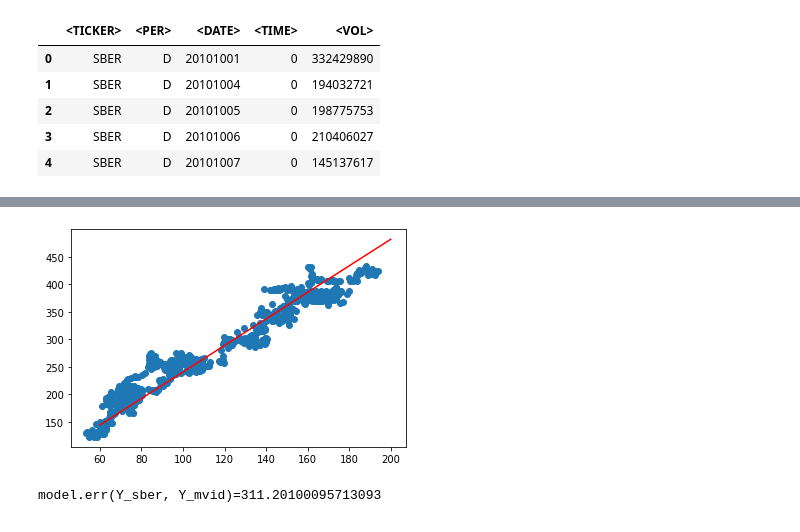
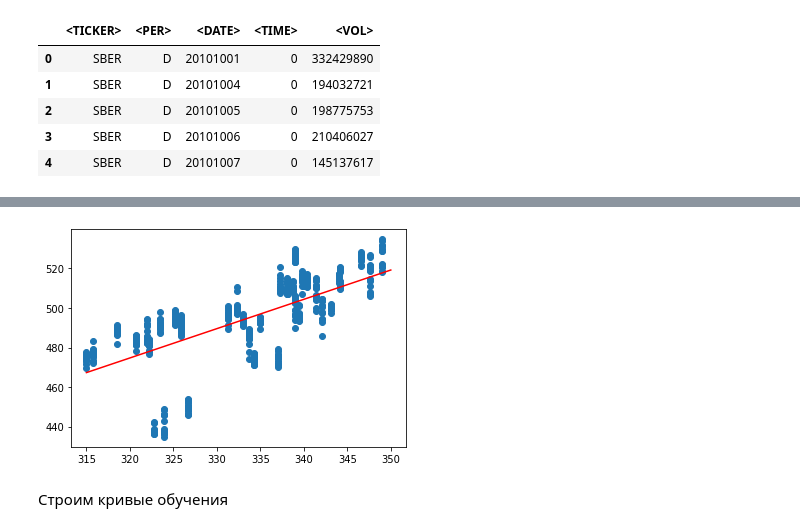
Before and after one commit to GeorgiyDemo/FA, a Jupyter notebook: Course_III/ML/ML1.1 Парная регрессия/ПИ19_3_Деменчук_1.1.ipynb, the cells around one changed output, grey strips where cells are left out. Saved outputs shown, nothing was run; the diff lists cells and outputs as text; code cells hidden in the pictures.

```diff
--- a/Course_III/ML/ML1.1 Парная регрессия/ПИ19_3_Деменчук_1.1.ipynb
+++ b/Course_III/ML/ML1.1 Парная регрессия/ПИ19_3_Деменчук_1.1.ipynb
@@ -257,0 +227,3 @@ plt.show()
+# %%
+sibn = pd.read_csv("./data/SIBN_210101_211231.txt")
+rosn = pd.read_csv("./data/ROSN_210101_210228.txt")
@@ -257,0 +272,2 @@ plt.show()
+# %%
+data = sibn.merge(rosn, on="<DATE>")
@@ -257,0 +287,7 @@ plt.show()
+# %%
+x = data['<CLOSE>_x']
+y = data['<CLOSE>_y']
+
+plt.figure()
+plt.scatter(x, y)
+plt.show()
@@ -258,5 +296,5 @@ plt.show()
 # %%
 model = MyRegression()
-steps, errors = model.fit(Y_sber, Y_mvid)
-model.predict(Y_sber)
+steps, errors = model.BGD_new(x, y)
+print(f"Ошибка: {model.error(x, y)}")
 # %% [output]
@@ -292,17 +302,15 @@ Name: <CLOSE>, Length: 838, dtype: float64
 # %%
-X0 = np.linspace(60, 200, 100)
-Y0 = model.predict(X0)
+X01 = np.linspace(315, 350, 35)
+Y01 = model.predict(X01)
 
 plt.figure()
-plt.scatter(Y_sber, Y_mvid)
-plt.plot(X0, Y0, "r")
+plt.scatter(x, y)
+plt.plot(X01, Y01, 'r')
 plt.show()
 # %% [output]
-[figure, old version]
+[figure, new version]
-# %%
-print(f"{model.err(Y_sber, Y_mvid)=}")
-# %% [output]
-model.err(Y_sber, Y_mvid)=311.20100095713093
+# %% [markdown]
+Строим кривые обучения
 # %%
 plt.figure()
 plt.plot(steps, errors, "r")
```
Also changed, not shown: parts of 59 cells of this notebook, 7 other files.
